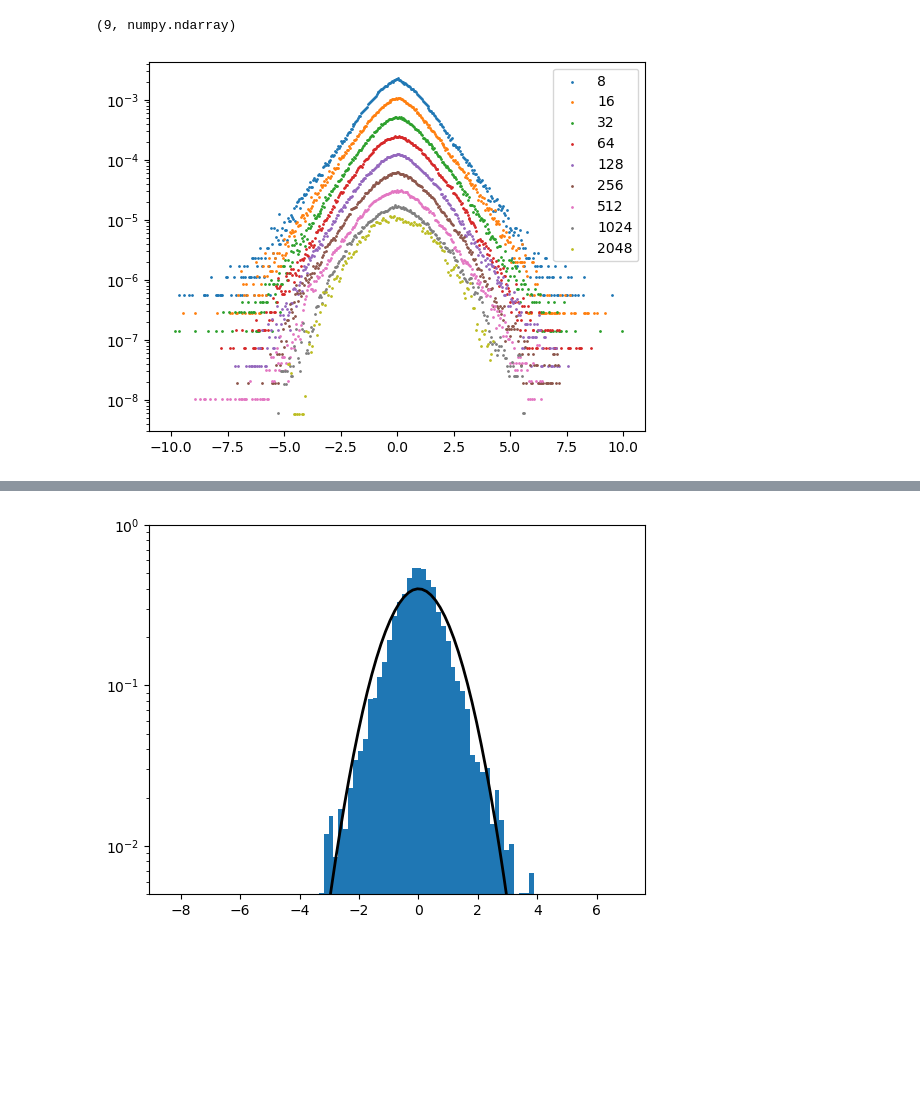
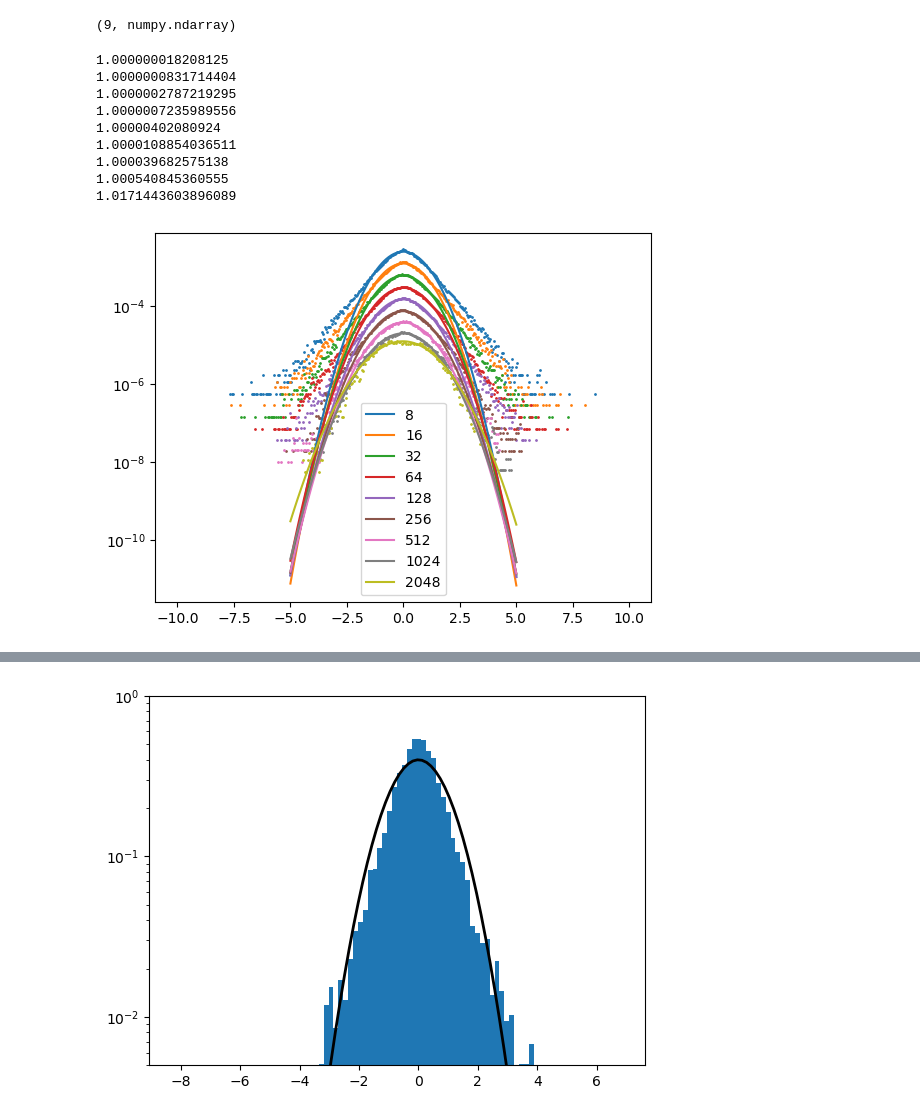
Before and after one commit to threeblueonebrowneyes/Critical-Scale-Invariance-Heart-Rate, a Jupyter notebook: Reading hea files - Data processing.ipynb, the cells around one changed output, grey strips where cells are left out. Saved outputs shown, nothing was run; the diff lists cells and outputs as text; code cells hidden in the pictures; blank space fills up the shorter version.

```diff
--- a/Reading hea files - Data processing.ipynb
+++ b/Reading hea files - Data processing.ipynb
@@ -186,10 +186,9 @@ for s in S:
 
             # the whole B but now detrended
             detrended=B_patient[0:2*s*n_segment].copy() #only those that are possible to detrend (have at least the 2s space/segment)
-            Delta_s_B_file=np.array([detrended[i+s]-detrended[i] for i in range(2*s*n_segment) if i+s< len(detrended)])/np.std(detrended)
-            Delta_B_s.append(Delta_s_B_file)
+            Delta_s_B_file=np.array([detrended[i+s]-detrended[i] for i in range(2*s*n_segment) if i+s< len(detrended)])
+            Delta_B_s.append(Delta_s_B_file/np.std(Delta_s_B_file)) #since the std of very patient i svery different from each other we need to normalize the increments and join them togheter
     list_Delta_B.append(np.concatenate(Delta_B_s))
-#list_Delta_B_df[str(s)]=np.concatenate(list_Delta_B)
 
 
 
@@ -212,3 +211,6 @@ S to be used [8, 16, 32, 64, 128, 256, 512, 1024, 2048]
 len(list_Delta_B), type(list_Delta_B[0])
 # %% [output]
 (9, numpy.ndarray)
+# %%
+def gaus(x, mu, sigma, A):
+    return A/np.sqrt(2*np.pi*sigma**2)*np.exp(-(x - mu)**2 / (2*sigma**2))
@@ -215,10 +221,28 @@ len(list_Delta_B), type(list_Delta_B[0])
 # %%
+from scipy.optimize import curve_fit
+
 for i,d in enumerate(list_Delta_B):
+    print(np.std(d))
     counts, edges=np.histogram(d, bins=int(np.sqrt(d.size)), range=(-10, 10))
     bin_cen=(edges[1:]+edges[:-1])/2
-    plt.scatter(bin_cen, counts/(S[i]*len(d)), s=1, label=str(2**(i+3)))
+
+    popt, pcov = curve_fit(gaus , bin_cen, counts/(S[i]*len(d)), p0=[1,1,1])
+
+    x = np.linspace(-5, 5, 100)
+    plt.plot(x, gaus(x, *popt), label=str(S[i]))
+
+    plt.scatter(bin_cen, counts/(S[i]*len(d)), s=1)
     plt.yscale('log')
 plt.legend()
 plt.show()
 # %% [output]
+1.000000018208125
+1.0000000831714404
+1.0000002787219295
+1.0000007235989556
+1.00000402080924
+1.0000108854036511
+1.000039682575138
+1.000540845360555
+1.0171443603896089
-[figure, old version]
+[figure, new version]
```
Also changed, not shown: parts of 7 cells of this notebook.
